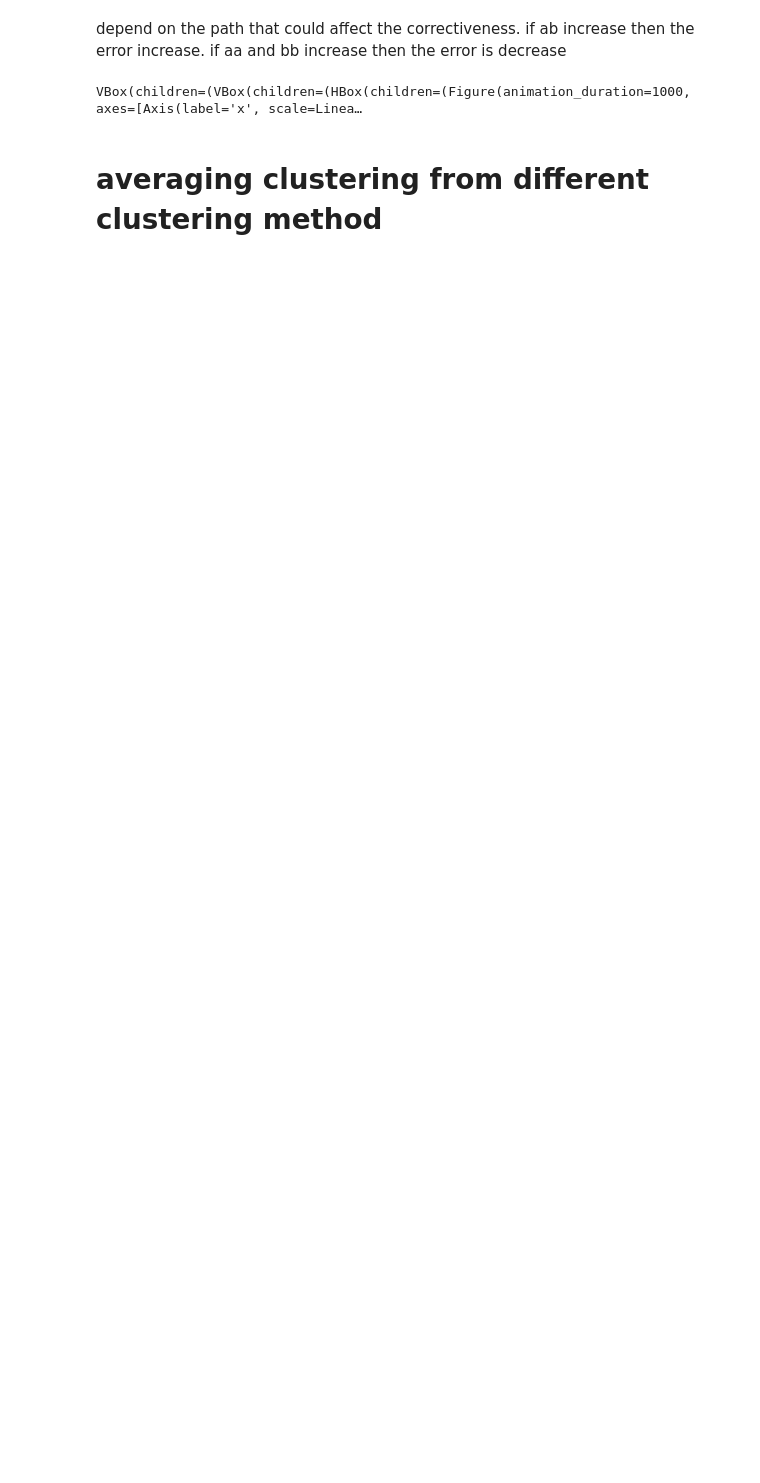
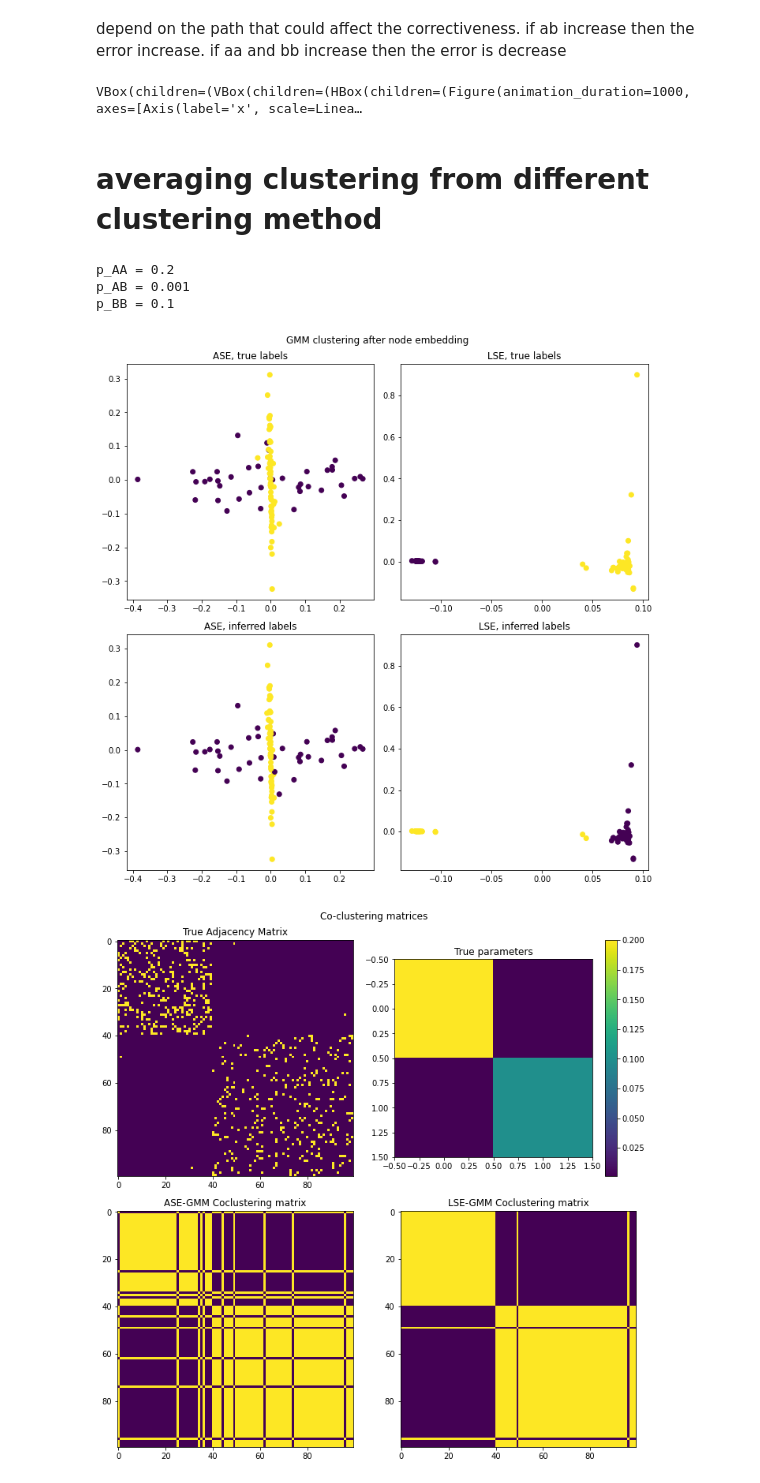
Before and after one commit to sekunder/clustering, a Jupyter notebook: most recent progress on stochastic block model.ipynb, the cells around one changed output. Cells and saved outputs as stored; diff of their text form; code cells hidden in the pictures; blank space fills up the shorter version.

```diff
--- a/most recent progress on stochastic block model.ipynb
+++ b/most recent progress on stochastic block model.ipynb
@@ -310,0 +333,61 @@ def cluster_member(vector):
+# %%
+# A quick visualization of a single example
+sizes2 = [2*20, 2*30]
+aa, ab, bb = 0.2, 0.001, 0.1
+C_true = [[aa, ab], [ab, bb]]  # define the parameters of the stochastic block model
+k_true = np.hstack([[i]*s for i,s in enumerate(sizes2)])  # True cluster label vector
+
+g2 = nx.stochastic_block_model(sizes2, C_true)  # generate a random graph
+
+pA = ASE(g2)
+pL = LSE(g2)
+
+k_ASEGMM = GMM_cluster(pA.T)
+k_LSEGMM = GMM_cluster(pL.T)
+
+plt.figure(figsize=(10,10), tight_layout="tight")
+plt.suptitle("GMM clustering after node embedding")
+plt.subplot(2,2,1)
+plt.scatter(pA[0], pA[1], c=k_true)
+plt.title("ASE, true labels")
+
+plt.subplot(2,2,2)
+plt.scatter(pL[0], pL[1], c=k_true)
+plt.title("LSE, true labels")
+
+plt.subplot(2,2,3)
+plt.scatter(pA[0], pA[1], c=k_ASEGMM)
+plt.title("ASE, inferred labels")
+
+plt.subplot(2,2,4)
+plt.scatter(pL[0], pL[1], c=k_LSEGMM)
+plt.title("LSE, inferred labels")
+
+plt.figure(figsize=(10,10), tight_layout="tight")
+plt.suptitle("Co-clustering matrices")
+plt.subplot(2,2,1)
+plt.title("True Adjacency Matrix")
+plt.imshow(nx.adjacency_matrix(g2).todense(), interpolation="none")
+
+plt.subplot(2,2,2)
+plt.title("True parameters")
+plt.imshow(C_true, interpolation="none")
+plt.colorbar()
+
+plt.subplot(2,2,3)
+plt.title("ASE-GMM Coclustering matrix")
+plt.imshow(cluster_member(k_ASEGMM), interpolation="none")
+
+plt.subplot(2,2,4)
+plt.title("LSE-GMM Coclustering matrix")
+plt.imshow(cluster_member(k_LSEGMM), interpolation="none")
+
+print("p_AA =", aa)
+print("p_AB =", ab)
+print("p_BB =", bb)
+# %% [output]
+p_AA = 0.2
+p_AB = 0.001
+p_BB = 0.1
+[figure, added]
+[figure, added]
```
Also changed, not shown: parts of 7 cells of this notebook.
